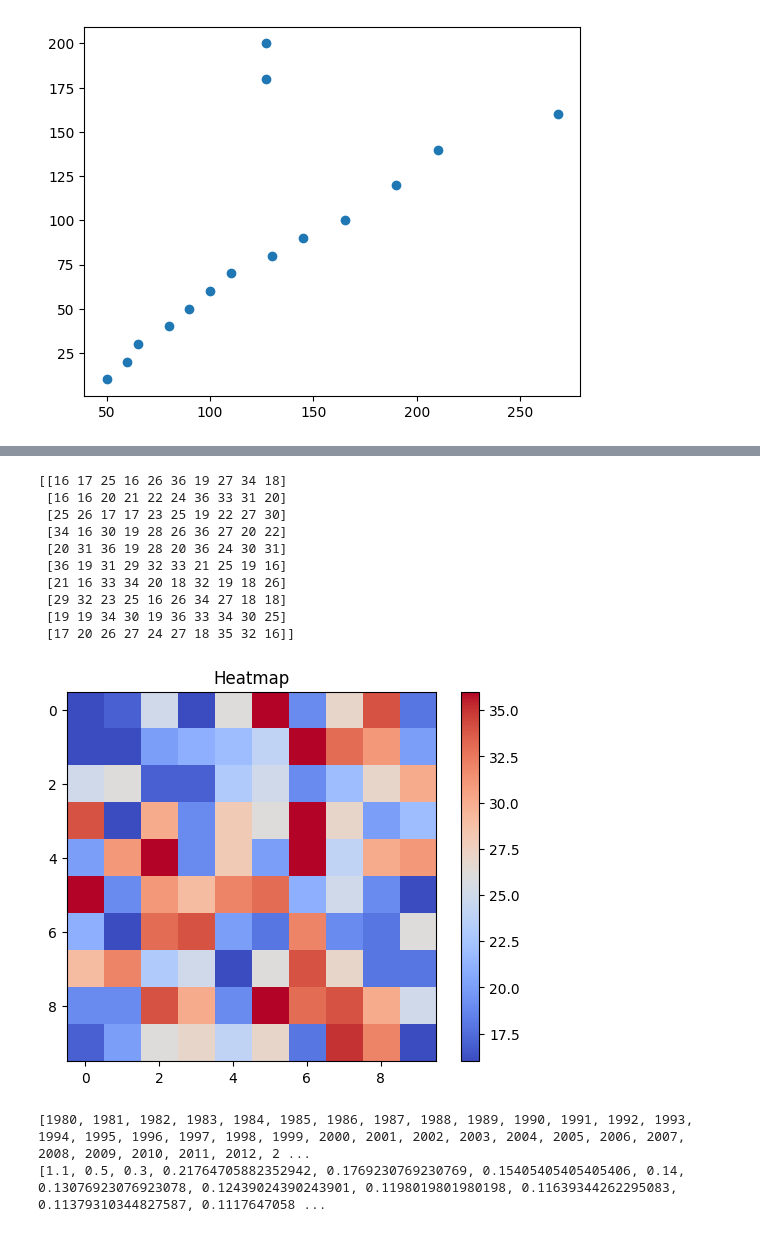
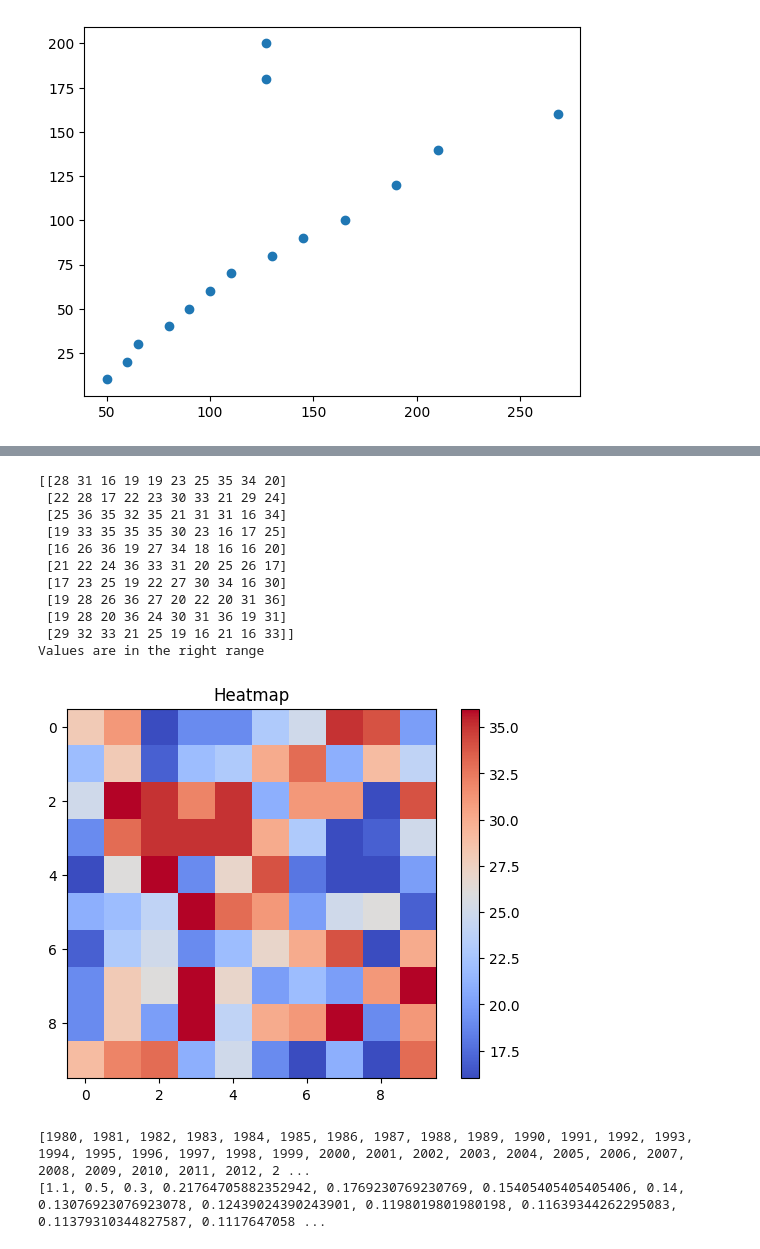
Before and after one commit to CypherKingdom/DataAnalysisPython, a Jupyter notebook: plotting.ipynb, the cells around one changed output, grey strips where cells are left out. Drawn from its saved outputs; the diff is of its cells as text; code cells hidden in the pictures.

```diff
--- a/plotting.ipynb
+++ b/plotting.ipynb
@@ -169,30 +166,37 @@ Name: Salary, dtype: float64
 # %%
 # Exercise 6:
 # Create a square matrix M of dimension 10*10 M(Xij, where X is a
 # random value between 16 and 36).
 # Print M and check if all values are in the right range.
 # Visualize correlations in a dataset using a heatmap, note that the
 # cmap should utilize the coolwarm value
 # Discuss the heatmeap result.
 
+import numpy as np
+
+np.random.seed(0)
 M = np.random.randint(16, 37, (10, 10))
 print(M)
+in_range = lambda arr: all(16 <= val < 37 for val in [val for x in arr for val in x]) # arr.flatten()
+result = "Values are in the right range" if in_range(M) else "Values are not in the right range"
+print(result)
 plt.imshow(M, cmap='coolwarm', interpolation='nearest')
 plt.colorbar()
 plt.title("Heatmap")
 plt.show()
 # %% [output]
-[[16 17 25 16 26 36 19 27 34 18]
- [16 16 20 21 22 24 36 33 31 20]
- [25 26 17 17 23 25 19 22 27 30]
- [34 16 30 19 28 26 36 27 20 22]
- [20 31 36 19 28 20 36 24 30 31]
- [36 19 31 29 32 33 21 25 19 16]
- [21 16 33 34 20 18 32 19 18 26]
- [29 32 23 25 16 26 34 27 18 18]
- [19 19 34 30 19 36 33 34 30 25]
- [17 20 26 27 24 27 18 35 32 16]]
+[[28 31 16 19 19 23 25 35 34 20]
+ [22 28 17 22 23 30 33 21 29 24]
+ [25 36 35 32 35 21 31 31 16 34]
+ [19 33 35 35 35 30 23 16 17 25]
+ [16 26 36 19 27 34 18 16 16 20]
+ [21 22 24 36 33 31 20 25 26 17]
+ [17 23 25 19 22 27 30 34 16 30]
+ [19 28 26 36 27 20 22 20 31 36]
+ [19 28 20 36 24 30 31 36 19 31]
+ [29 32 33 21 25 19 16 21 16 33]]
+Values are in the right range
-[figure, old version]
+[figure, new version]
 # %%
 # Exercise 7:
 # Plot a simple line chart using Matplotlib showing the population growth
```
Also changed, not shown: parts of 8 cells of this notebook, 15 other files.
